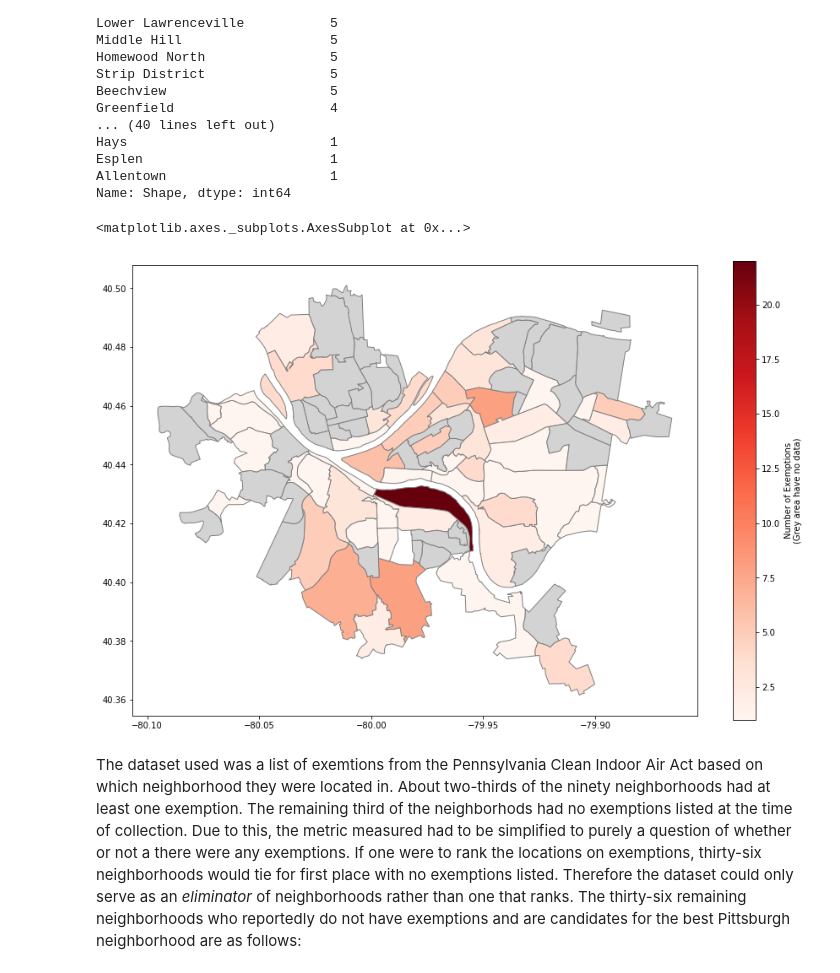
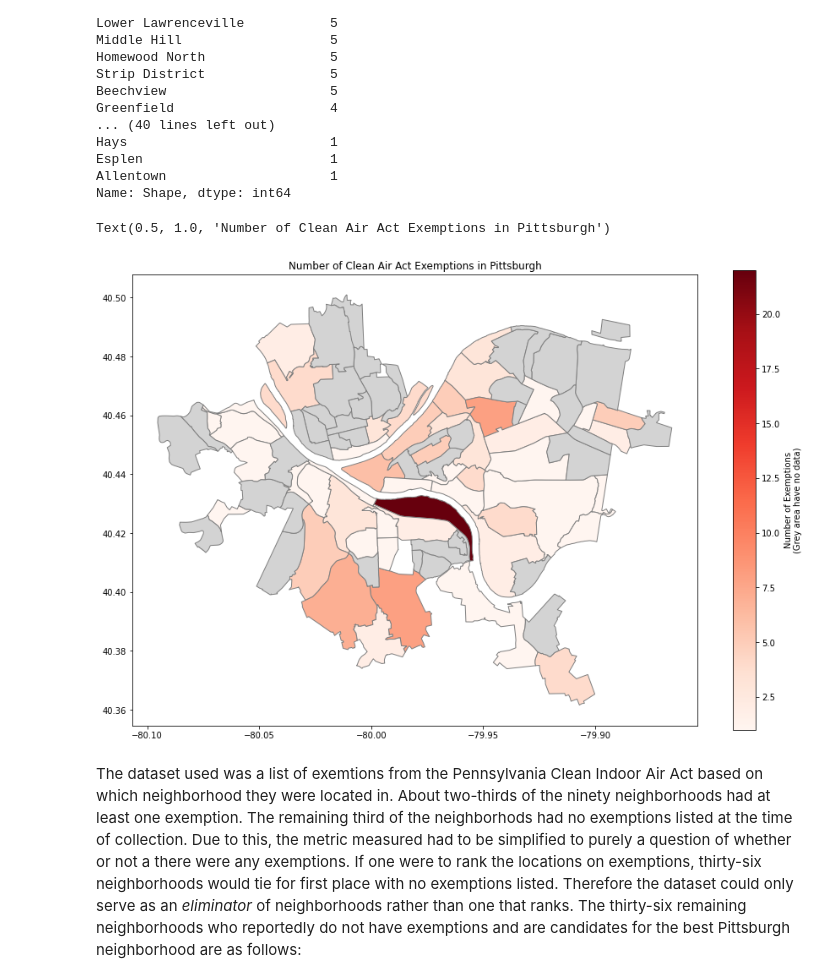
Before and after one commit to nikhitavys/Big-Ideas-Final-Project, a Jupyter notebook: Final-Report.ipynb, the cells around one changed output. Saved outputs shown, nothing was run; the diff lists cells and outputs as text; code cells hidden in the pictures.

```diff
--- a/Final-Report.ipynb
+++ b/Final-Report.ipynb
@@ -66,21 +64,22 @@ Name: Shape, dtype: int64
 # %%
 #create a map of Pittsburgh
 neighborhoods = geopandas.read_file("Neighborhoods/Neighborhoods_.shp")
 
 #merge the neighborhood, occurences, and geometry
 exemption_map = neighborhoods.merge(num_exemptions, how='left', left_on='hood', right_on='Neighborhood')
 
 exemption_map.plot(column='Shape', # data to be used for coloring
                cmap='Reds',              # color palette
                edgecolor="grey",        # outline the districts in grey
                legend=True,              # show the legend
                legend_kwds={'label': "Number of Exemptions\n(Grey area have no data)"}, # label the legend
                figsize=(15, 10),         # set the size
                missing_kwds={"color": "lightgrey"} # set disctricts with no data to lightgrey
                )
+plt.title("Number of Clean Air Act Exemptions in Pittsburgh")
 # %% [output]
-<matplotlib.axes._subplots.AxesSubplot at 0x...>
+Text(0.5, 1.0, 'Number of Clean Air Act Exemptions in Pittsburgh')
-[figure, old version]
+[figure, new version]
 # %% [markdown]
 The dataset used was a list of exemtions from the Pennsylvania Clean Indoor Air Act based on which neighborhood they were located in. About two-thirds of the ninety neighborhoods had at least one exemption. The remaining third of the neighborhods had no exemptions listed at the time of collection. Due to this, the metric measured had to be simplified to purely a question of whether or not a there were any exemptions. If one were to rank the locations on exemptions, thirty-six neighborhoods would tie for first place with no exemptions listed. Therefore the dataset could only serve as an *eliminator* of neighborhoods rather than one that ranks. The thirty-six remaining neighborhoods who reportedly do not have exemptions and are candidates for the best Pittsburgh neighborhood are as follows:
 
```
Also changed, not shown: parts of 4 cells of this notebook.
